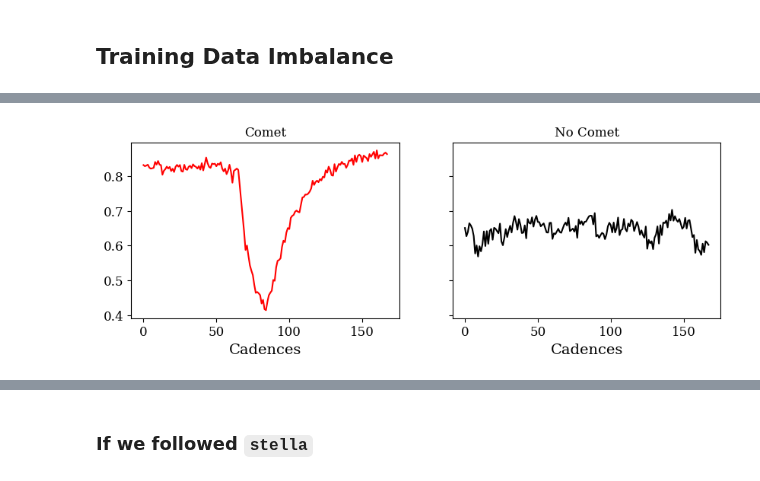
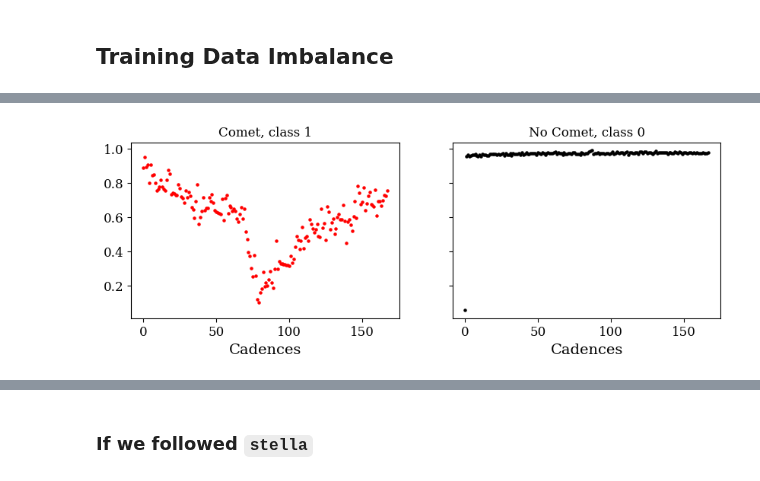
Before and after one commit to azibn/nets2, a Jupyter notebook: notebooks/CNN.ipynb, the cells around one changed output, grey strips where cells are left out. Saved outputs shown, nothing was run; the diff lists cells and outputs as text; code cells hidden in the pictures.

```diff
--- a/notebooks/CNN.ipynb
+++ b/notebooks/CNN.ipynb
@@ -72,7 +67,7 @@ Class label (validation): None, Count: 1
 Total size of training set: 5104
 No second class to calculate imbalance.
 # %%
-sines = stella.FlareDataSet(fn_dir='../models/sines-scaled-to-baseline-minP-1.25/',
-                         catalog='../catalogs/sines-scaled-to-baseline-minP-1.25.txt',cadences=cadences,frac_balance=1,training=1,validation=0)
+sines = stella.FlareDataSet(fn_dir='../models/sines5k-minP-1/',
+                         catalog='../catalogs/sines5k-minP-1.txt',cadences=cadences,frac_balance=1,training=1,validation=0)
 # %% [output]
 Reading in training set files.
@@ -87,6 +84,6 @@ Total size of training set: 5019
 No second class to calculate imbalance.
 # %%
-comets25k = stella.FlareDataSet(fn_dir='../models/comets25k-v2/',
-                         catalog='../catalogs/comets25k-v2.txt',cadences=cadences,frac_balance=1,training=1,validation=0)
+comets25k = stella.FlareDataSet(fn_dir='../models/comets-extra/',
+                         catalog='../catalogs/comets-extra.txt',cadences=cadences,frac_balance=1,training=1,validation=0)
 # %% [output]
 Reading in training set files.
@@ -101,7 +100,7 @@ Total size of training set: 24993
 No second class to calculate imbalance.
 # %%
-ds = stella.FlareDataSet(fn_dir='../models/comets50k-v2/',
-                         catalog='../catalogs/comets50k-v2.txt',cadences=cadences,frac_balance=0.64,
-                         merge_datasets=True,other_datasets=[exoplanets,fbinaries,rbinaries,sines,comets25k],other_datasets_labels=[2,3,4,5,1])
+ds = stella.FlareDataSet(fn_dir='../models/comets/',
+                         catalog='../catalogs/comets.txt',cadences=cadences,frac_balance=0.55,
+                         merge_datasets=True,other_datasets=[exoplanets,rbinaries,sines,comets25k],other_datasets_labels=[2,3,4,1],augment_portion=0.1)
 # %% [output]
 Reading in training set files.
@@ -127,4 +125,0 @@ ds.save(output='../ds-all.pkl')
-# %%
-ds = stella.FlareDataSet(fn_dir='../models/comets50k-scaled-to-baseline/',
-                         catalog='../catalogs/comets50k-scaled-to-baseline.txt',cadences=168,frac_balance=0.68,augment_portion=0.2)
-#ds.save(output='../ds-cometsv2.pkl')
@@ -191,18 +171,20 @@ print(len(ind_nc), "negative class")
 # %%
+m = 38
 val_pc = np.where(ds.val_labels==1)[0]
-val_nc = np.where(ds.val_labels!=1)[0]
+val_nc = np.where(ds.val_labels_ori!=1)[0]
 
-
+axis = np.arange(0,168)
 fig, (ax1, ax2) = plt.subplots(ncols=2, figsize=(10,3),
                                sharex=True, sharey=True)
-ax1.plot(ds.val_data[val_pc[1]], 'r')
-ax1.set_title('Comet')
+
+ax1.scatter(axis,ds.val_data[val_pc[m]], color='r',s=5)
+ax1.set_title(f'Comet, class {ds.val_labels_ori[val_pc[m]]}')
 ax1.set_xlabel('Cadences')
-ax2.plot(ds.val_data[val_nc[-22]], 'k')
-ax2.set_title('No Comet')
+ax2.scatter(axis,ds.val_data[val_nc[m]], color='k',s=5)
+ax2.set_title(f'No Comet, class {ds.val_labels_ori[val_nc[m]]}')
 ax2.set_xlabel('Cadences');
 # %% [output]
-[figure, old version]
+[figure, new version]
 # %%
 print(f"{np.round(100 * len(val_pc) / len(val_nc))}% class imbalance")
 print(len(val_pc), "positive class")
```
Also changed, not shown: parts of 45 cells of this notebook, 11 other files.
